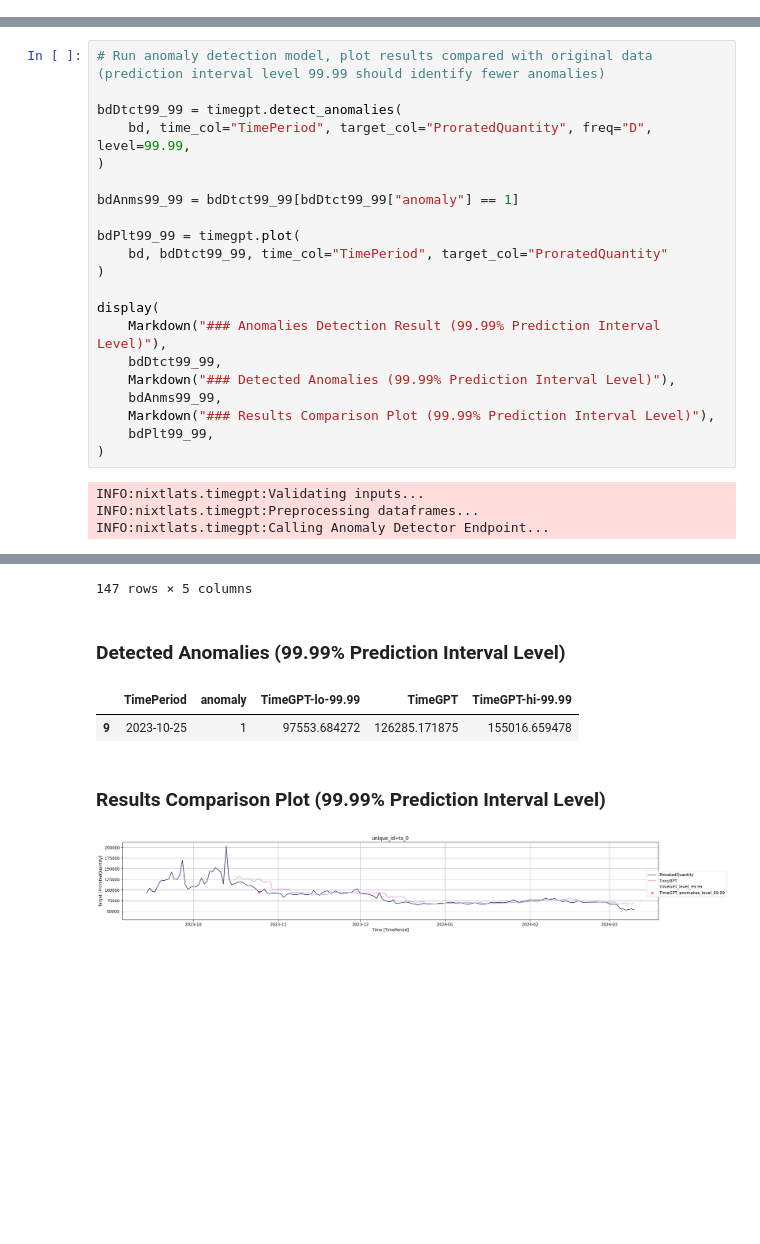
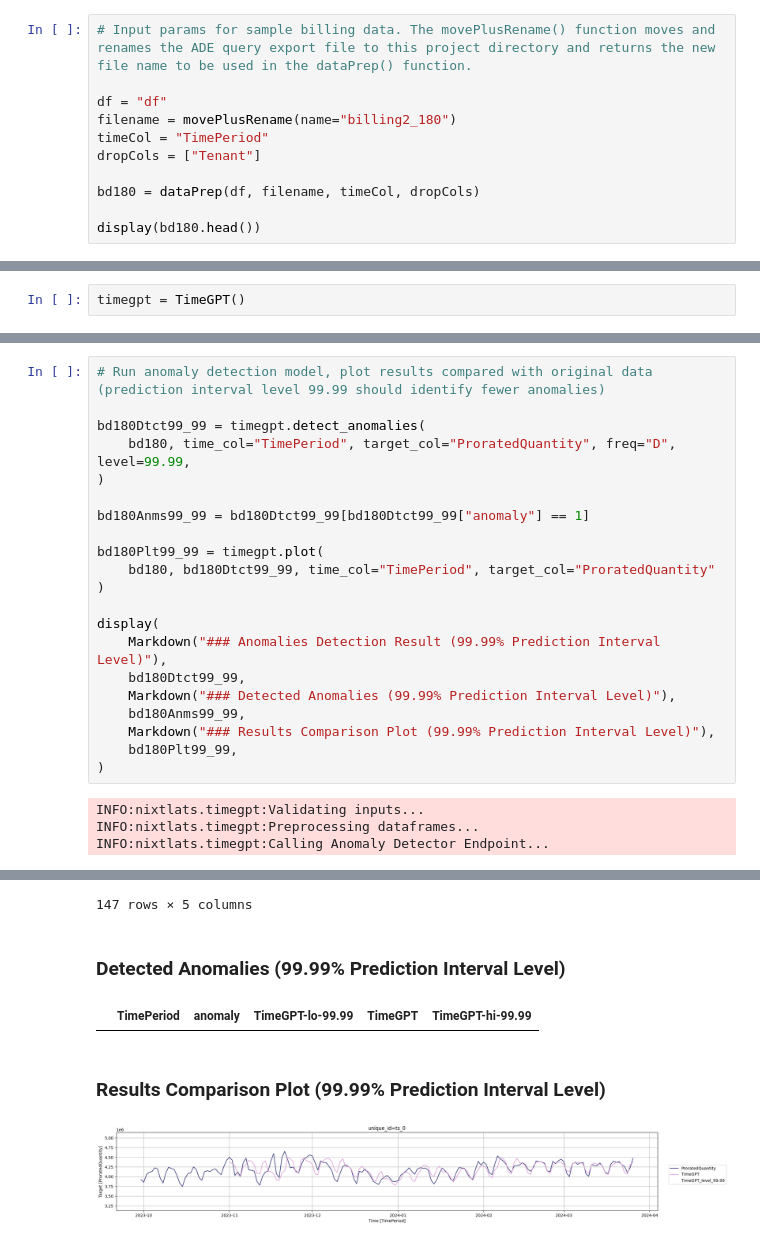
Before and after one commit to hawkjosh/timegptExplore, a Jupyter notebook: notebooks/billing2.ipynb, the cells around one changed output, grey strips where cells are left out. Saved outputs shown, nothing was run; the diff lists cells and outputs as text; blank space fills up the shorter version.

```diff
--- a/notebooks/billing2.ipynb
+++ b/notebooks/billing2.ipynb
@@ -47,0 +42,11 @@ True
+# %%
+# Input params for sample billing data. The movePlusRename() function moves and renames the ADE query export file to this project directory and returns the new file name to be used in the dataPrep() function.
+
+df = "df"
+filename = movePlusRename(name="billing2_180")
+timeCol = "TimePeriod"
+dropCols = ["Tenant"]
+
+bd180 = dataPrep(df, filename, timeCol, dropCols)
+
+display(bd180.head())
@@ -48,3 +61,5 @@ True
+# %%
+timegpt = TimeGPT()
 # %%
 # Get current API token usage data
 
@@ -226,23 +221,23 @@ pd.testing.assert_series_equal(
 # %%
 # Run anomaly detection model, plot results compared with original data (prediction interval level 99.99 should identify fewer anomalies)
 
-bdDtct99_99 = timegpt.detect_anomalies(
-    bd, time_col="TimePeriod", target_col="ProratedQuantity", freq="D", level=99.99,
+bd180Dtct99_99 = timegpt.detect_anomalies(
+    bd180, time_col="TimePeriod", target_col="ProratedQuantity", freq="D", level=99.99,
 )
 
-bdAnms99_99 = bdDtct99_99[bdDtct99_99["anomaly"] == 1]
+bd180Anms99_99 = bd180Dtct99_99[bd180Dtct99_99["anomaly"] == 1]
 
-bdPlt99_99 = timegpt.plot(
-    bd, bdDtct99_99, time_col="TimePeriod", target_col="ProratedQuantity"
+bd180Plt99_99 = timegpt.plot(
+    bd180, bd180Dtct99_99, time_col="TimePeriod", target_col="ProratedQuantity"
 )
 
 display(
     Markdown("### Anomalies Detection Result (99.99% Prediction Interval Level)"),
-    bdDtct99_99,
+    bd180Dtct99_99,
     Markdown("### Detected Anomalies (99.99% Prediction Interval Level)"),
-    bdAnms99_99,
+    bd180Anms99_99,
     Markdown("### Results Comparison Plot (99.99% Prediction Interval Level)"),
-    bdPlt99_99,
+    bd180Plt99_99,
 )
 # %% [output]
 INFO:nixtlats.timegpt:Validating inputs...
@@ -264,9 +259,8 @@ INFO:nixtlats.timegpt:Calling Anomaly Detector Endpoint...
 147 rows × 5 columns
 ### Detected Anomalies (99.99% Prediction Interval Level)
 |  | TimePeriod | anomaly | TimeGPT-lo-99.99 | TimeGPT | TimeGPT-hi-99.99 |
-| 9 | 2023-10-25 | 1 | 97553.684272 | 126285.171875 | 155016.659478 |
 ### Results Comparison Plot (99.99% Prediction Interval Level)
-[figure, old version]
+[figure, new version]
 # %%
 # Test detected anomalies against historical prediction interval level 99.99
 
```
Also changed, not shown: parts of 27 cells of this notebook, 22 other files.
